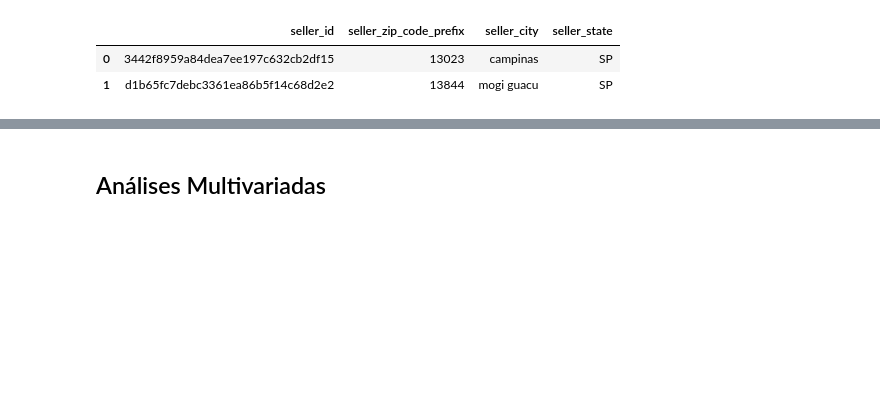
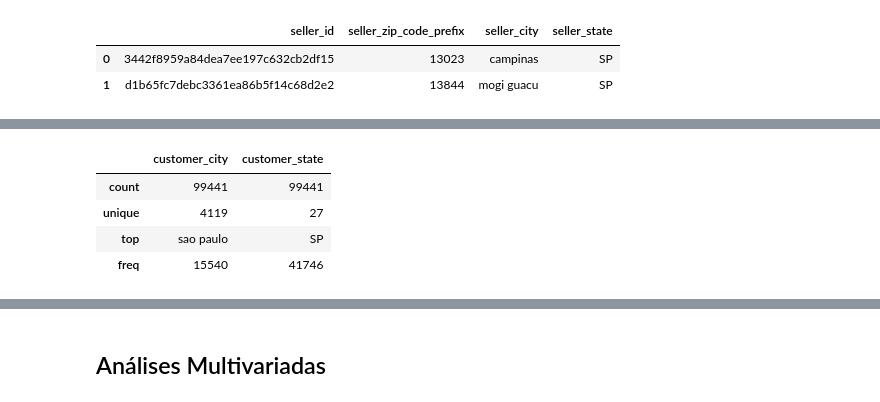
Before and after one commit to Squinelato/eEDB-002-2024-3, a Jupyter notebook: exploratory_analysis/data_analysis.ipynb, the cells around one changed output, grey strips where cells are left out. Saved outputs shown, nothing was run; the diff lists cells and outputs as text; code cells hidden in the pictures; blank space fills up the shorter version.

```diff
--- a/exploratory_analysis/data_analysis.ipynb
+++ b/exploratory_analysis/data_analysis.ipynb
@@ -62,0 +113,8 @@ reviews.head(2)
+# %%
+customers[["customer_city", "customer_state"]].describe()
+# %% [output]
+|  | customer_city | customer_state |
+| count | 99441 | 99441 |
+| unique | 4119 | 27 |
+| top | sao paulo | SP |
+| freq | 15540 | 41746 |
```
Also changed, not shown: parts of 11 cells of this notebook.
